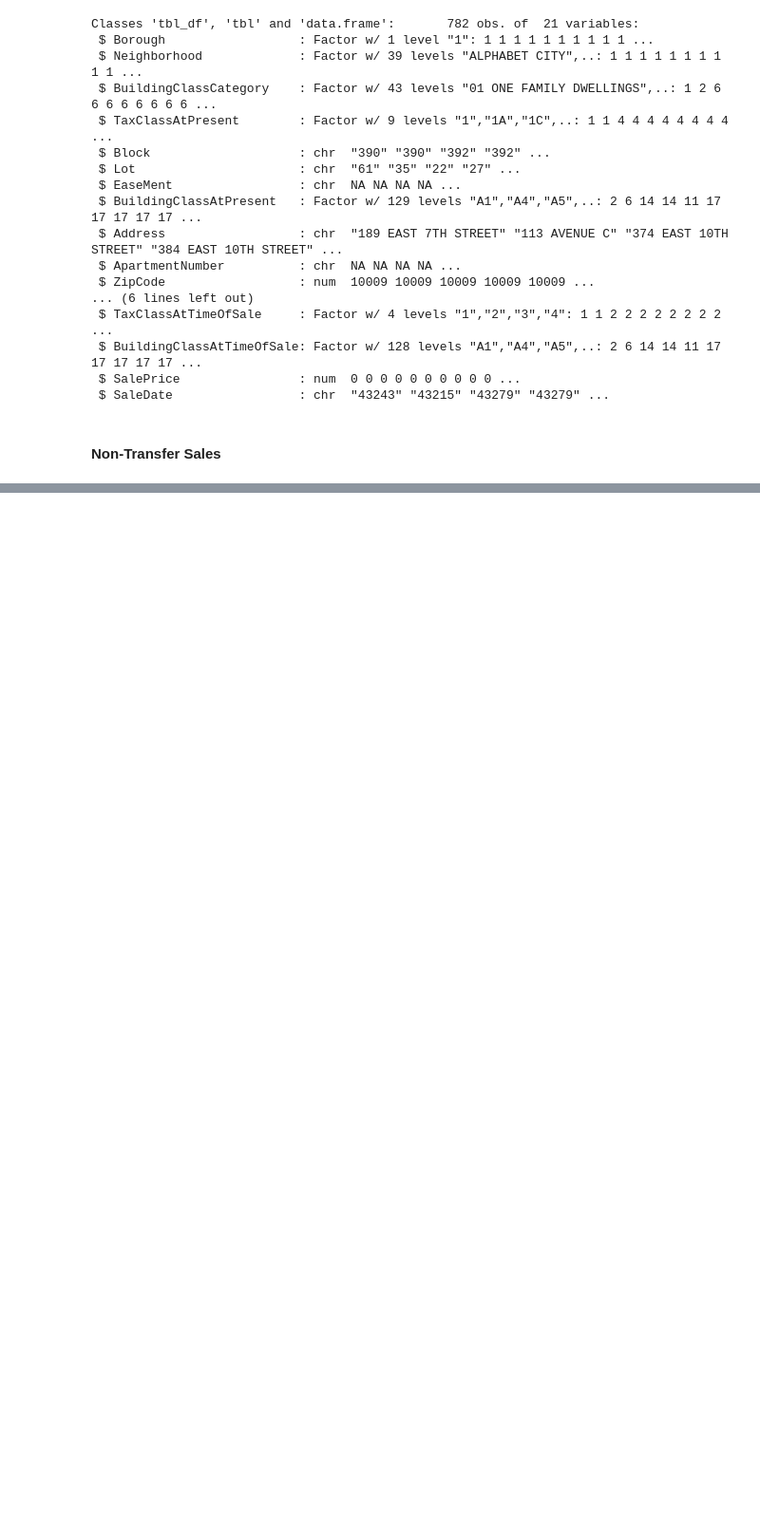
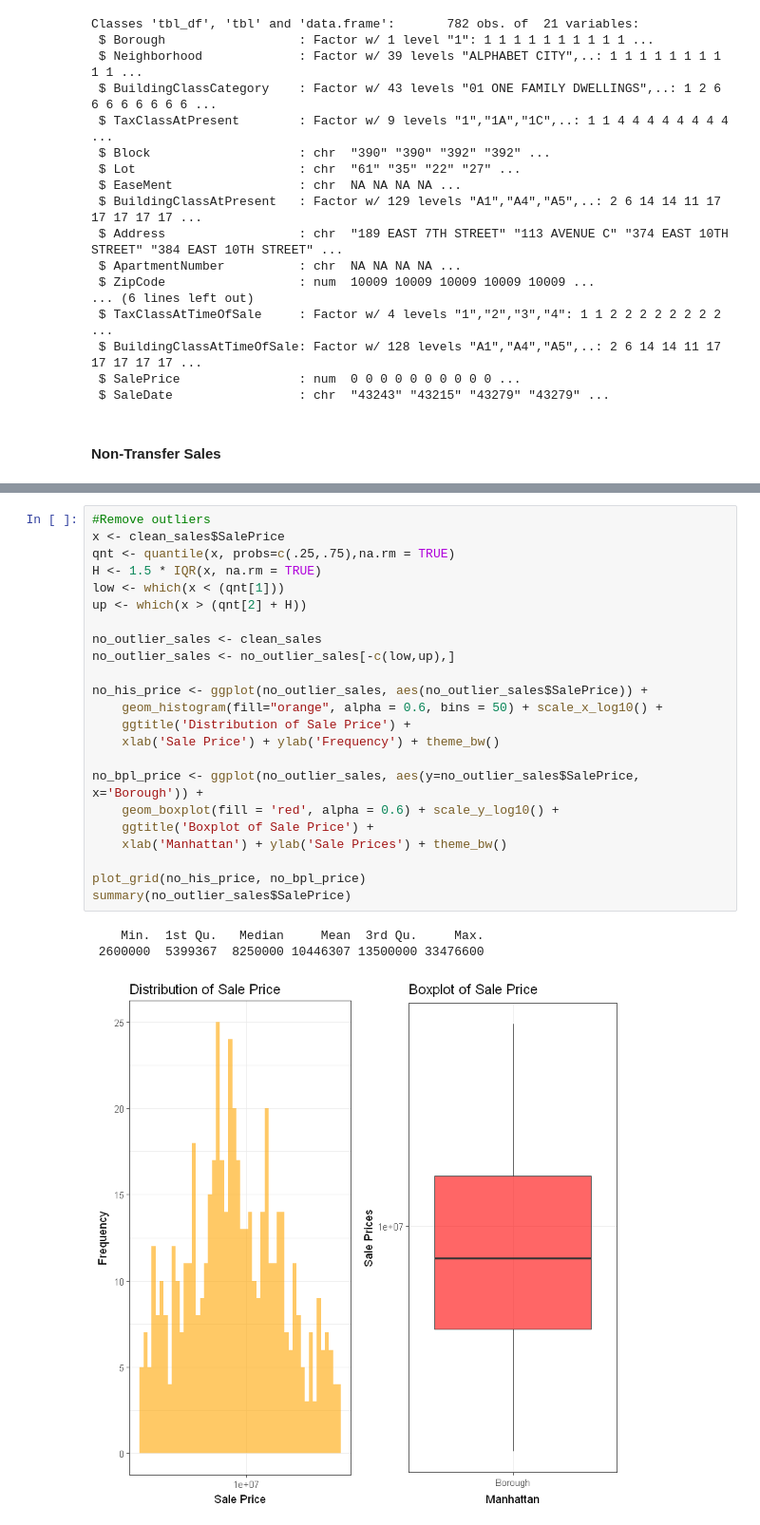
Before and after one commit to vknguyen1902/data-mining, a Jupyter notebook: Real Estates Manhattan.ipynb, the cells around one changed output, grey strips where cells are left out. Shown at 95% size. Cells and saved outputs as stored; diff of their text form; blank space fills up the shorter version.

```diff
--- a/Real Estates Manhattan.ipynb
+++ b/Real Estates Manhattan.ipynb
@@ -218,0 +256,27 @@ summary(clean_sales[,-1])
+# %%
+#Remove outliers
+x <- clean_sales$SalePrice
+qnt <- quantile(x, probs=c(.25,.75),na.rm = TRUE)
+H <- 1.5 * IQR(x, na.rm = TRUE)
+low <- which(x < (qnt[1]))
+up <- which(x > (qnt[2] + H))
+
+no_outlier_sales <- clean_sales
+no_outlier_sales <- no_outlier_sales[-c(low,up),]
+
+no_his_price <- ggplot(no_outlier_sales, aes(no_outlier_sales$SalePrice)) +
+    geom_histogram(fill="orange", alpha = 0.6, bins = 50) + scale_x_log10() +
+    ggtitle('Distribution of Sale Price') +
+    xlab('Sale Price') + ylab('Frequency') + theme_bw()
+
+no_bpl_price <- ggplot(no_outlier_sales, aes(y=no_outlier_sales$SalePrice, x='Borough')) +
+    geom_boxplot(fill = 'red', alpha = 0.6) + scale_y_log10() +
+    ggtitle('Boxplot of Sale Price') +
+    xlab('Manhattan') + ylab('Sale Prices') + theme_bw()
+
+plot_grid(no_his_price, no_bpl_price)
+summary(no_outlier_sales$SalePrice)
+# %% [output]
+    Min.  1st Qu.   Median     Mean  3rd Qu.     Max.
+ 2600000  5399367  8250000 10446307 13500000 33476600
+[figure, added]
```
Also changed, not shown: parts of 11 cells of this notebook.
